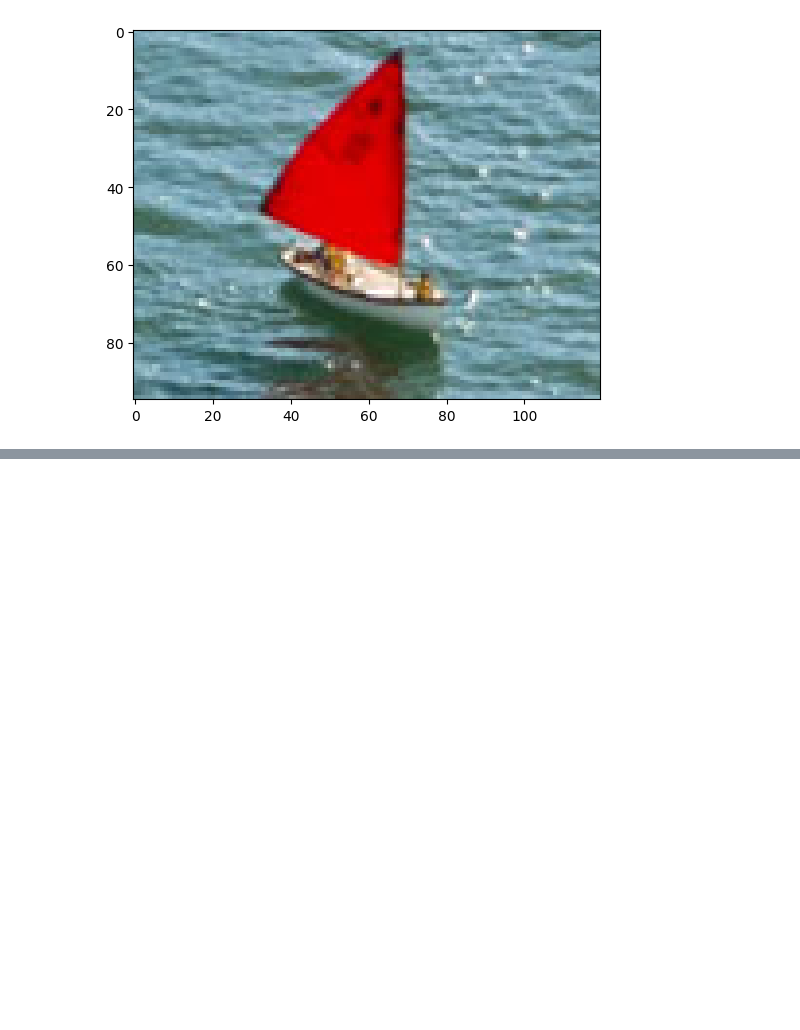
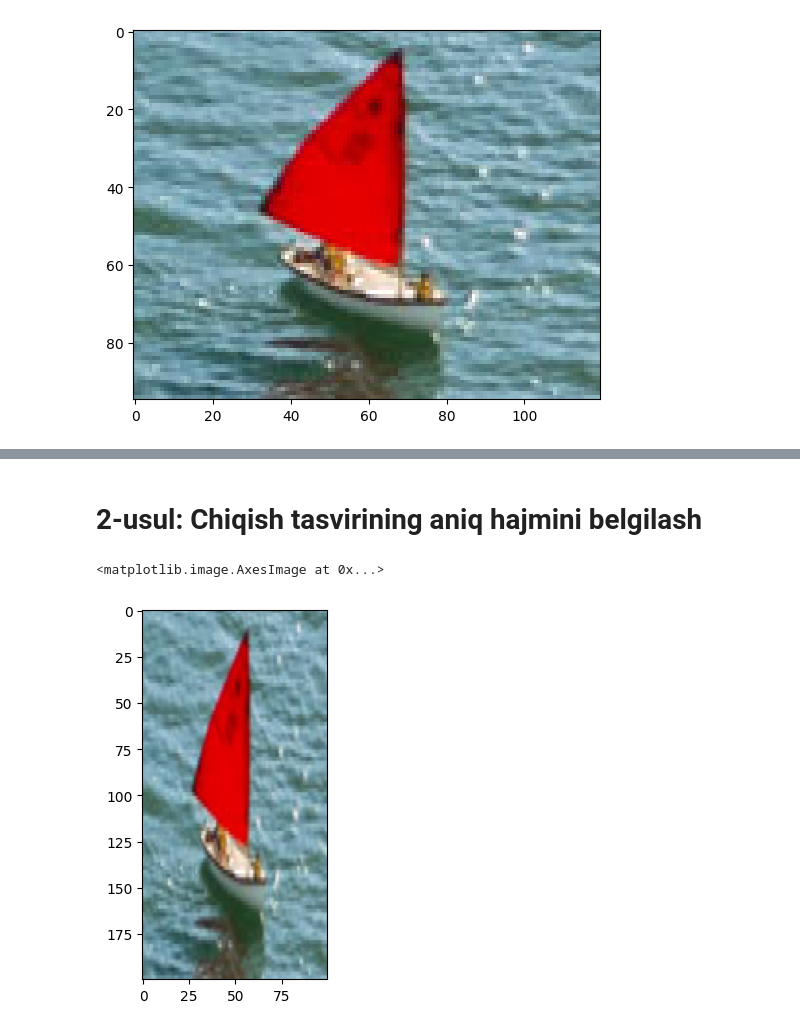
Before and after one commit to iMan0405/Portfolio_DT_vs_AI, a Jupyter notebook: Basic_Image_Manipulations_for_Study.ipynb, the cells around one changed output, grey strips where cells are left out. Drawn from its saved outputs; the diff is of its cells as text; code cells hidden in the pictures; blank space fills up the shorter version.

```diff
--- a/Basic_Image_Manipulations_for_Study.ipynb
+++ b/Basic_Image_Manipulations_for_Study.ipynb
@@ -166,0 +194,13 @@ plt.imshow(cropped_region)
+# %% [markdown]
+# 2-usul: Chiqish tasvirining aniq hajmini belgilash
+# %%
+desired_width = 100
+desired_height = 200
+dim = (desired_width, desired_height)
+
+# Fon rasmining o'lchamini logotip tasviri sifatida o'zgartirish
+resized_cropped_region = cv2.resize(cropped_region, dsize=dim, interpolation=cv2.INTER_AREA)
+plt.imshow(resized_cropped_region)
+# %% [output]
+<matplotlib.image.AxesImage at 0x...>
+[figure, added]
```
Also changed, not shown: parts of 10 cells of this notebook.
